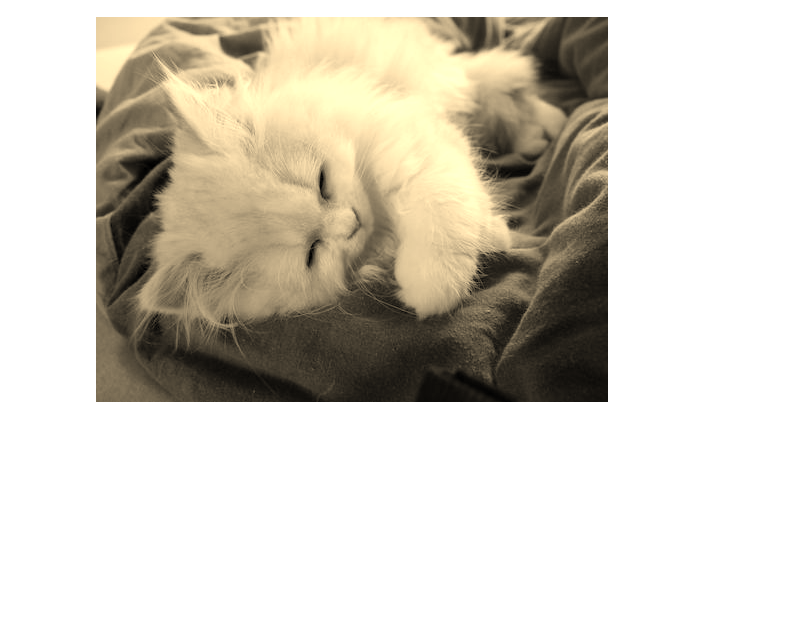
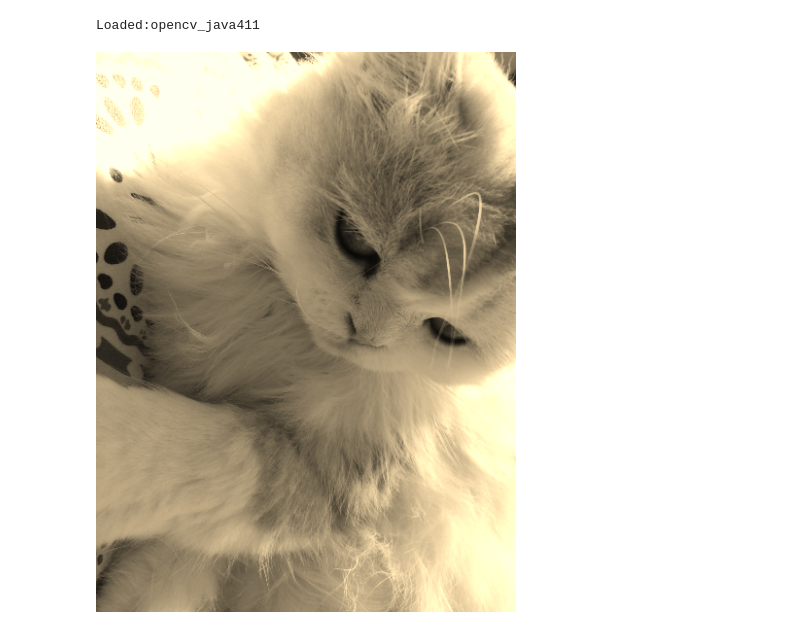
Before and after one commit to hellonico/opencv4_java_tutorial, a Jupyter notebook: jupyter/sepia.ipynb, the cells around one changed output. Drawn from its saved outputs; the diff is of its cells as text; code cells hidden in the pictures; blank space fills up the shorter version.

```diff
--- a/jupyter/sepia.ipynb
+++ b/jupyter/sepia.ipynb
@@ -7 +4,11 @@ NativeLoader.loadLibrary(Core.NATIVE_LIBRARY_NAME);
+# %%
+import org.scijava.nativelib.NativeLoader;
+import org.opencv.core.*;
+import org.opencv.imgcodecs.Imgcodecs;
+import org.opencv.imgproc.Imgproc;
+import java.io.IOException;
+import origami.Origami;
+Origami.init();
+# %% [output]
+Loaded:opencv_java411
 # %%
@@ -36,6 +29,10 @@ class Sepia {
 }
-# %%
-import origami.Origami;
-Origami.matToBufferedImage(new Sepia().run("data/marcel.jpg"));
-# %% [output]
-[figure, removed]
+# %%
+String url = "https://raw.githubusercontent.com/hellonico/opencv4_java_tutorial/master/data/marcel2019.jpg";
+Mat marcel = Origami.urlToMat(url);
+Mat smallMarcel = new Mat();
+int resizeFactor = 4;
+Imgproc.resize(marcel, smallMarcel, new Size(marcel.width()/resizeFactor, marcel.height()/resizeFactor));
+Origami.matToBufferedImage(sepia(smallMarcel));
+# %% [output]
+[figure, added]
```
Also changed, not shown: parts of 3 cells of this notebook.
